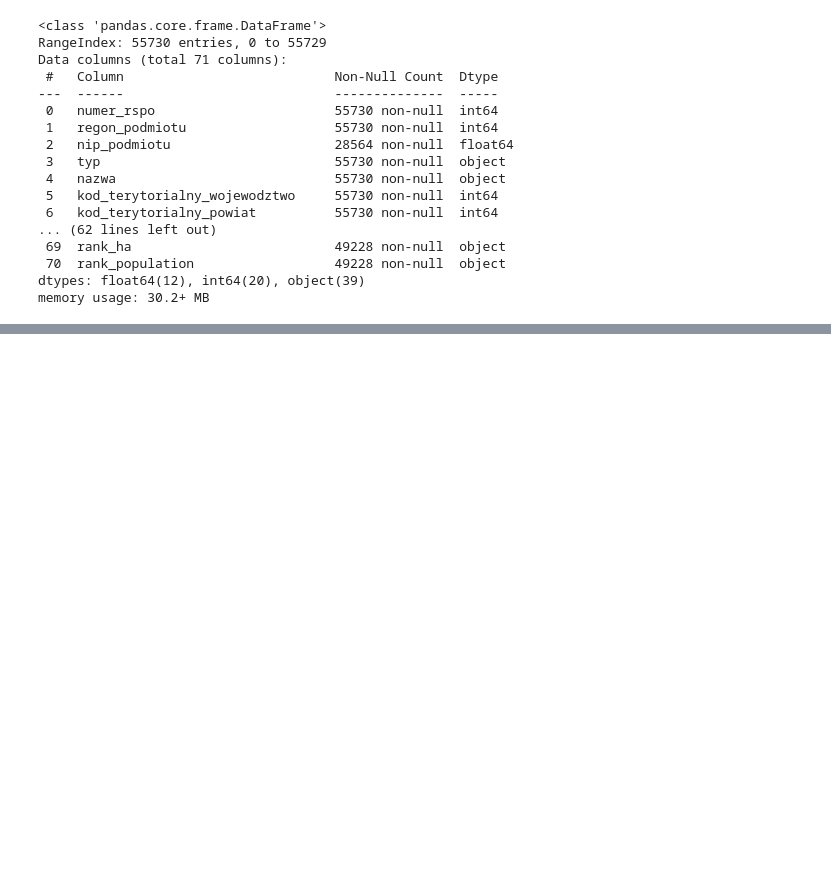
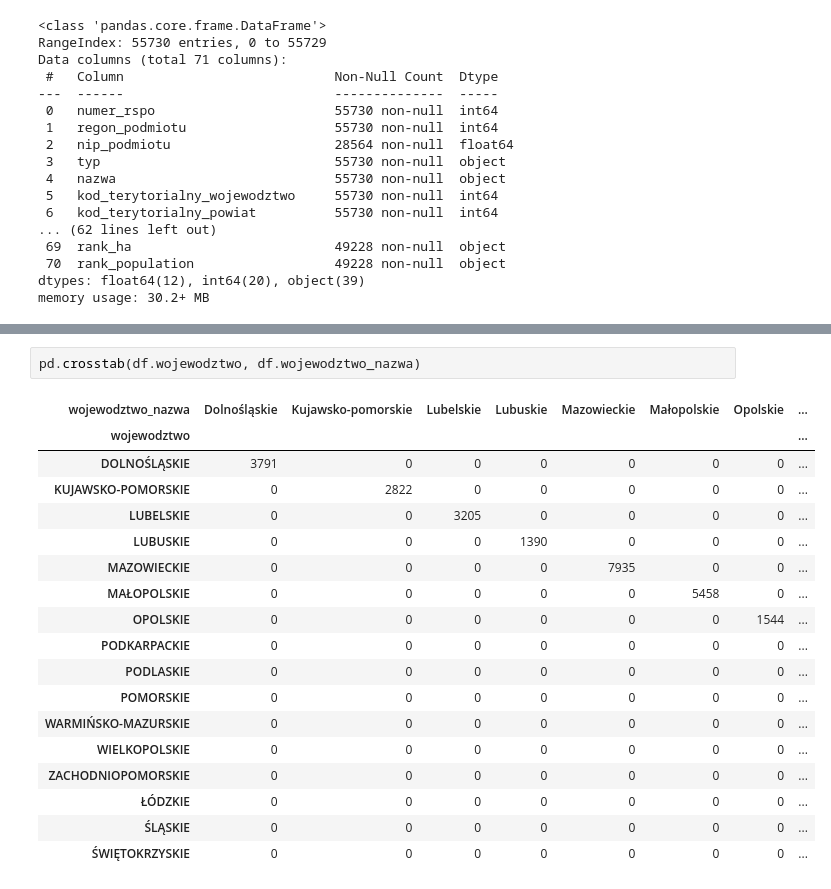
Before and after one commit to DataWorkshop-Foundation/way-to-school, a Jupyter notebook: notebooks/EDA.ipynb, the cells around one changed output, grey strips where cells are left out. Saved outputs shown, nothing was run; the diff lists cells and outputs as text; blank space fills up the shorter version.

```diff
--- a/notebooks/EDA.ipynb
+++ b/notebooks/EDA.ipynb
@@ -28,0 +184,21 @@ memory usage: 30.2+ MB
+# %%
+pd.crosstab(df.wojewodztwo, df.wojewodztwo_nazwa)
+# %% [output]
+| wojewodztwo_nazwa | Dolnośląskie | Kujawsko-pomorskie | Lubelskie | Lubuskie | Mazowieckie | Małopolskie | Opolskie | ... |
+| wojewodztwo |  |  |  |  |  |  |  | ... |
+| DOLNOŚLĄSKIE | 3791 | 0 | 0 | 0 | 0 | 0 | 0 | ... |
+| KUJAWSKO-POMORSKIE | 0 | 2822 | 0 | 0 | 0 | 0 | 0 | ... |
+| LUBELSKIE | 0 | 0 | 3205 | 0 | 0 | 0 | 0 | ... |
+| LUBUSKIE | 0 | 0 | 0 | 1390 | 0 | 0 | 0 | ... |
+| MAZOWIECKIE | 0 | 0 | 0 | 0 | 7935 | 0 | 0 | ... |
+| MAŁOPOLSKIE | 0 | 0 | 0 | 0 | 0 | 5458 | 0 | ... |
+| OPOLSKIE | 0 | 0 | 0 | 0 | 0 | 0 | 1544 | ... |
+| PODKARPACKIE | 0 | 0 | 0 | 0 | 0 | 0 | 0 | ... |
+| PODLASKIE | 0 | 0 | 0 | 0 | 0 | 0 | 0 | ... |
+| POMORSKIE | 0 | 0 | 0 | 0 | 0 | 0 | 0 | ... |
+| WARMIŃSKO-MAZURSKIE | 0 | 0 | 0 | 0 | 0 | 0 | 0 | ... |
+| WIELKOPOLSKIE | 0 | 0 | 0 | 0 | 0 | 0 | 0 | ... |
+| ZACHODNIOPOMORSKIE | 0 | 0 | 0 | 0 | 0 | 0 | 0 | ... |
+| ŁÓDZKIE | 0 | 0 | 0 | 0 | 0 | 0 | 0 | ... |
+| ŚLĄSKIE | 0 | 0 | 0 | 0 | 0 | 0 | 0 | ... |
+| ŚWIĘTOKRZYSKIE | 0 | 0 | 0 | 0 | 0 | 0 | 0 | ... |
```
Also changed, not shown: parts of 49 cells of this notebook, 2 other files.
